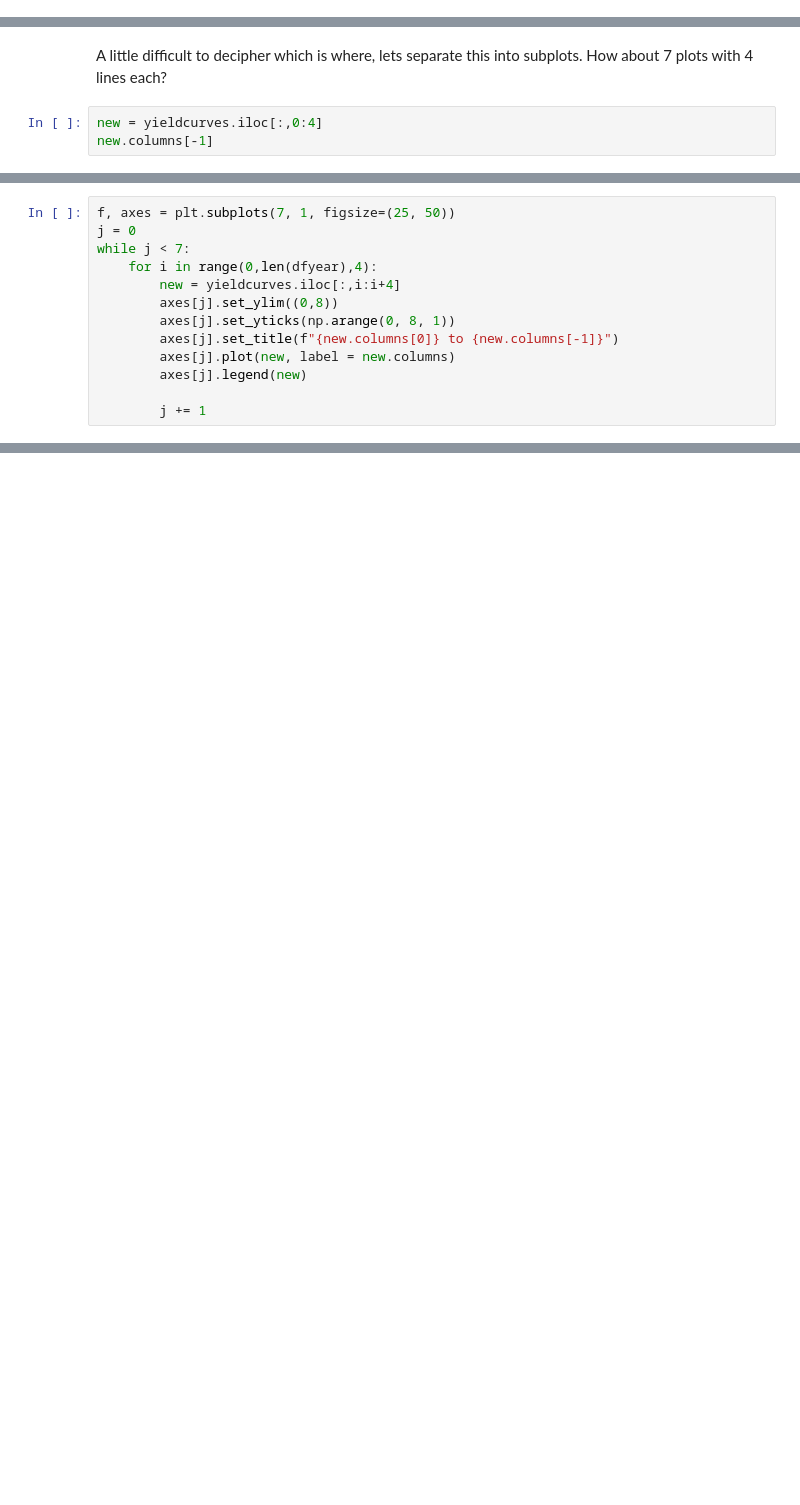
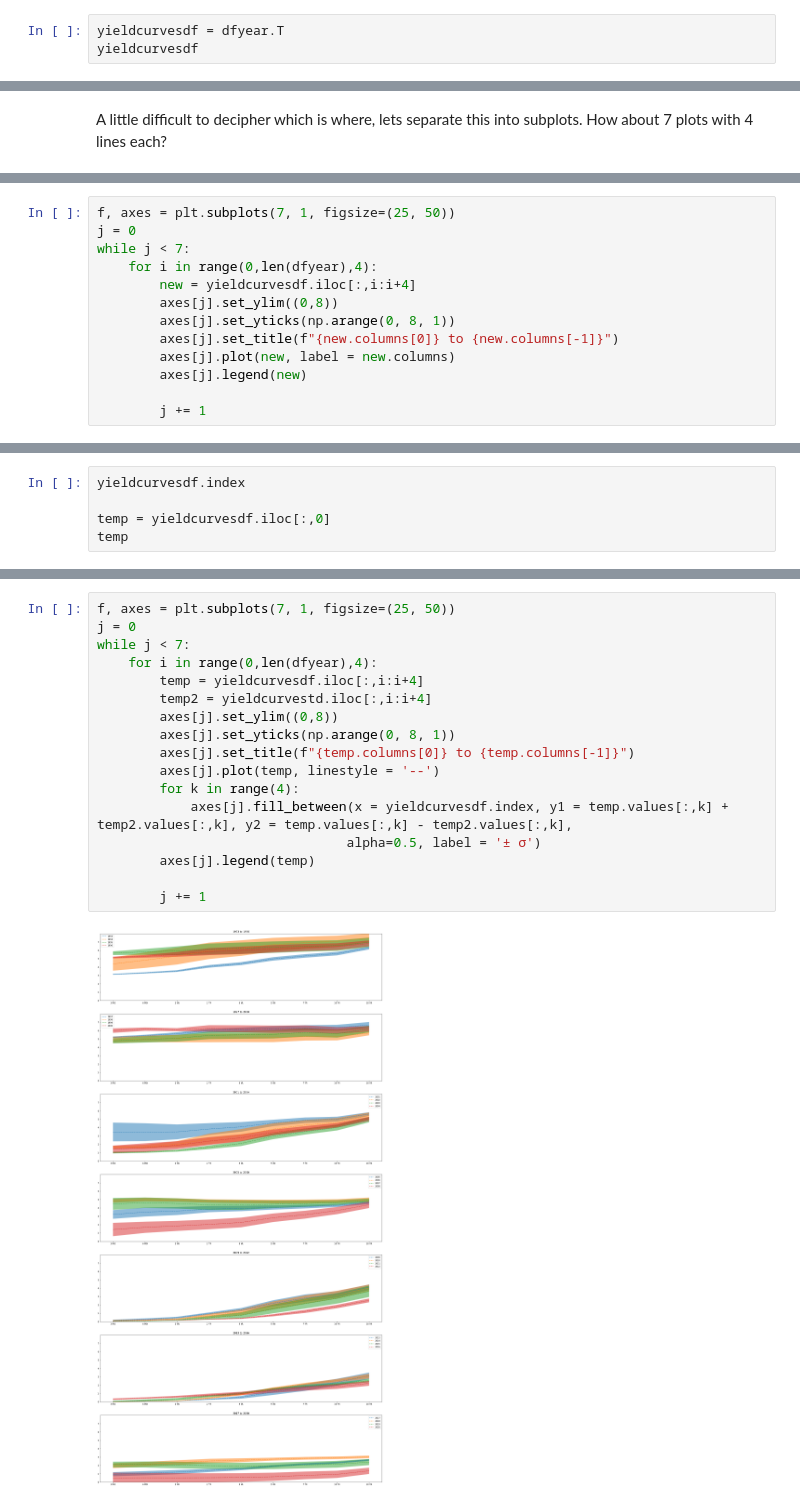
Before and after one commit to NicholasOgawa/EconML, a Jupyter notebook: CreditSpreads.ipynb, the cells around one changed output, grey strips where cells are left out. Cells and saved outputs as stored; diff of their text form; blank space fills up the shorter version.

```diff
--- a/CreditSpreads.ipynb
+++ b/CreditSpreads.ipynb
@@ -101,0 +173,3 @@ plt.plot(yieldcurves);
+# %%
+yieldcurvesdf = dfyear.T
+yieldcurvesdf
@@ -102,5 +201,2 @@ plt.plot(yieldcurves);
 # %% [markdown]
 A little difficult to decipher which is where, lets separate this into subplots. How about 7 plots with 4 lines each?
-# %%
-new = yieldcurves.iloc[:,0:4]
-new.columns[-1]
@@ -111,7 +205,7 @@ f, axes = plt.subplots(7, 1, figsize=(25, 50))
 j = 0
 while j < 7:
     for i in range(0,len(dfyear),4):
-        new = yieldcurves.iloc[:,i:i+4]
+        new = yieldcurvesdf.iloc[:,i:i+4]
         axes[j].set_ylim((0,8))
         axes[j].set_yticks(np.arange(0, 8, 1))
         axes[j].set_title(f"{new.columns[0]} to {new.columns[-1]}")
@@ -137,0 +226,5 @@ new
+# %%
+yieldcurvesdf.index
+
+temp = yieldcurvesdf.iloc[:,0]
+temp
@@ -137,0 +242,19 @@ new
+# %%
+f, axes = plt.subplots(7, 1, figsize=(25, 50))
+j = 0
+while j < 7:
+    for i in range(0,len(dfyear),4):
+        temp = yieldcurvesdf.iloc[:,i:i+4]
+        temp2 = yieldcurvestd.iloc[:,i:i+4]
+        axes[j].set_ylim((0,8))
+        axes[j].set_yticks(np.arange(0, 8, 1))
+        axes[j].set_title(f"{temp.columns[0]} to {temp.columns[-1]}")
+        axes[j].plot(temp, linestyle = '--')
+        for k in range(4):
+            axes[j].fill_between(x = yieldcurvesdf.index, y1 = temp.values[:,k] + temp2.values[:,k], y2 = temp.values[:,k] - temp2.values[:,k],
+                                alpha=0.5, label = '± σ')
+        axes[j].legend(temp)
+
+        j += 1
+# %% [output]
+[figure, added]
```
Also changed, not shown: parts of 48 cells of this notebook.
